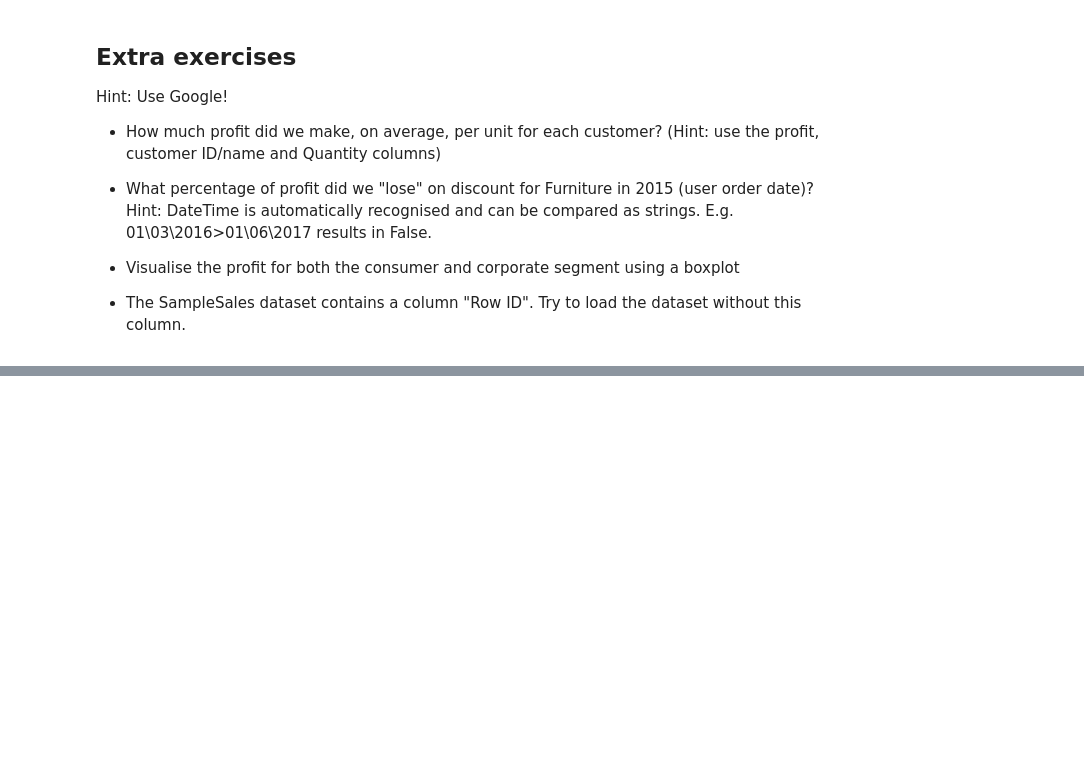
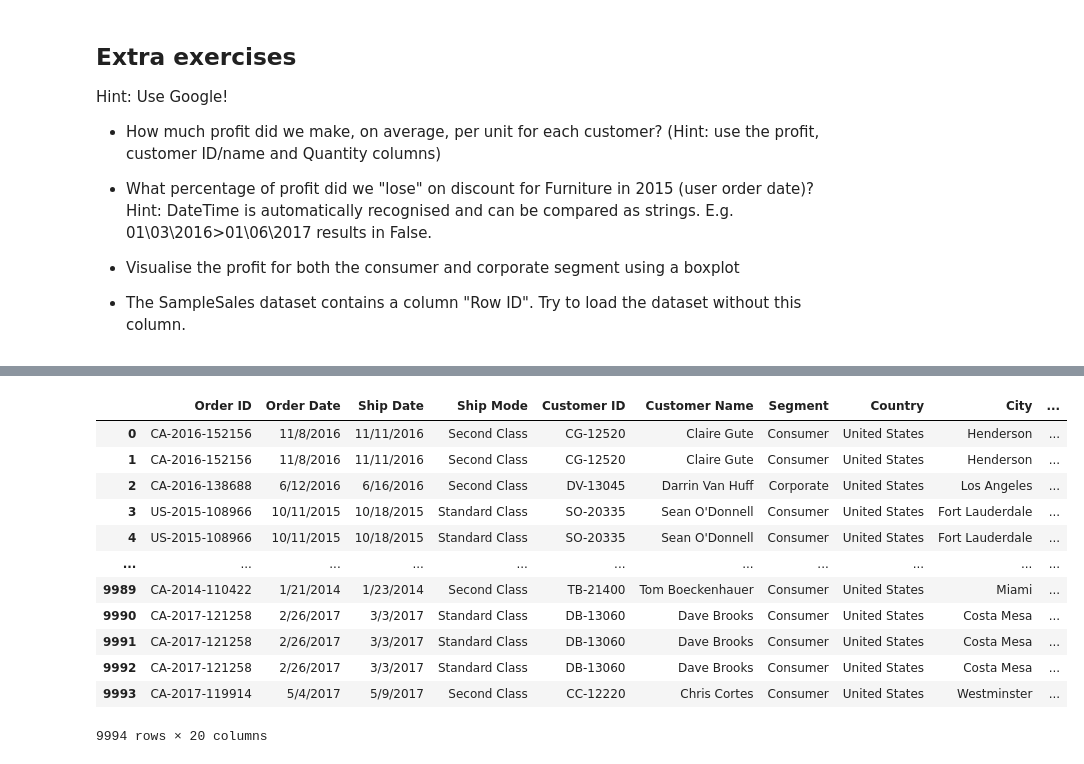
Before and after one commit to daanieo/PythonBasics, a Jupyter notebook: Session_4_data_manipulation.ipynb, the cells around one changed output, grey strips where cells are left out. Drawn from its saved outputs; the diff is of its cells as text; code cells hidden in the pictures; blank space fills up the shorter version.

```diff
--- a/Session_4_data_manipulation.ipynb
+++ b/Session_4_data_manipulation.ipynb
@@ -509,0 +280,18 @@ Hint: Use Google!
+# %%
+cols = list(pd.read_csv(pwd+"/SampleSales.csv", nrows=1))
+withoutrowid = pd.read_csv(pwd+"/SampleSales.csv", usecols =[i for i in cols if i != 'Row ID'])
+withoutrowid
+# %% [output]
+|  | Order ID | Order Date | Ship Date | Ship Mode | Customer ID | Customer Name | Segment | Country | City | ... |
+| 0 | CA-2016-152156 | 11/8/2016 | 11/11/2016 | Second Class | CG-12520 | Claire Gute | Consumer | United States | Henderson | ... |
+| 1 | CA-2016-152156 | 11/8/2016 | 11/11/2016 | Second Class | CG-12520 | Claire Gute | Consumer | United States | Henderson | ... |
+| 2 | CA-2016-138688 | 6/12/2016 | 6/16/2016 | Second Class | DV-13045 | Darrin Van Huff | Corporate | United States | Los Angeles | ... |
+| 3 | US-2015-108966 | 10/11/2015 | 10/18/2015 | Standard Class | SO-20335 | Sean O'Donnell | Consumer | United States | Fort Lauderdale | ... |
+| 4 | US-2015-108966 | 10/11/2015 | 10/18/2015 | Standard Class | SO-20335 | Sean O'Donnell | Consumer | United States | Fort Lauderdale | ... |
+| ... | ... | ... | ... | ... | ... | ... | ... | ... | ... | ... |
+| 9989 | CA-2014-110422 | 1/21/2014 | 1/23/2014 | Second Class | TB-21400 | Tom Boeckenhauer | Consumer | United States | Miami | ... |
+| 9990 | CA-2017-121258 | 2/26/2017 | 3/3/2017 | Standard Class | DB-13060 | Dave Brooks | Consumer | United States | Costa Mesa | ... |
+| 9991 | CA-2017-121258 | 2/26/2017 | 3/3/2017 | Standard Class | DB-13060 | Dave Brooks | Consumer | United States | Costa Mesa | ... |
+| 9992 | CA-2017-121258 | 2/26/2017 | 3/3/2017 | Standard Class | DB-13060 | Dave Brooks | Consumer | United States | Costa Mesa | ... |
+| 9993 | CA-2017-119914 | 5/4/2017 | 5/9/2017 | Second Class | CC-12220 | Chris Cortes | Consumer | United States | Westminster | ... |
+9994 rows × 20 columns
```
Also changed, not shown: parts of 41 cells of this notebook.
